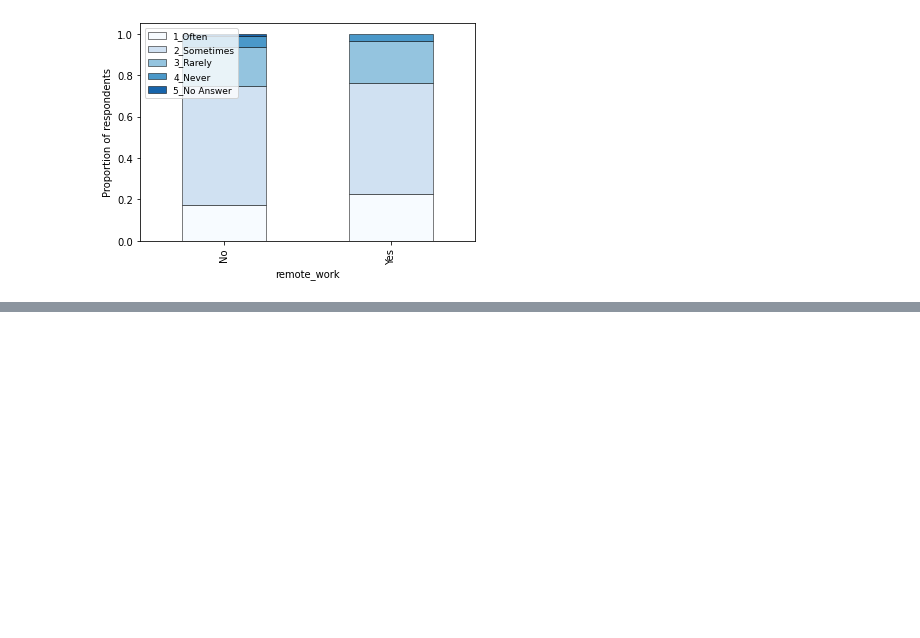
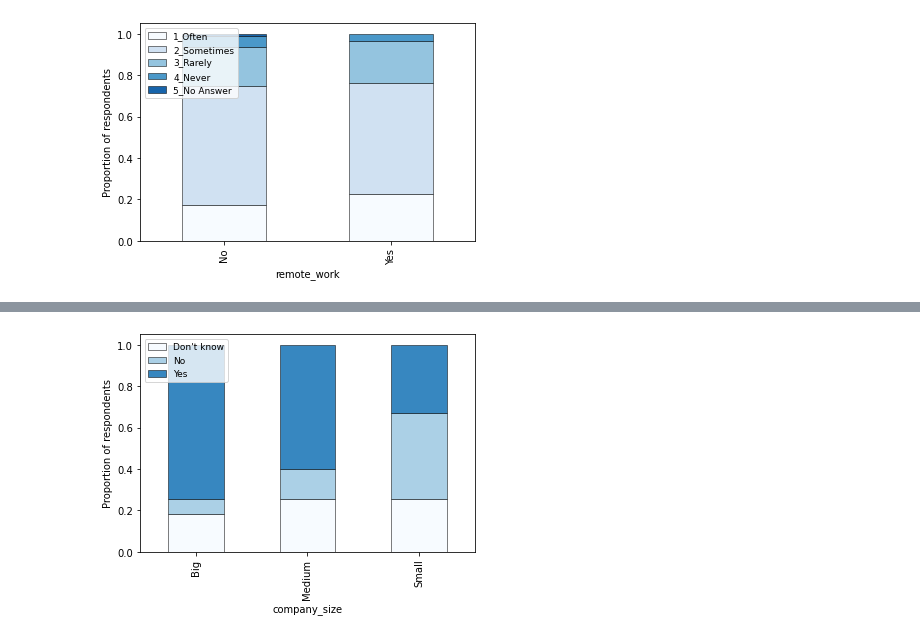
Before and after one commit to ceciliastern/ds_term_project, a Jupyter notebook: Descriptive Analysis - Mental Health Dataset.ipynb, the cells around one changed output, grey strips where cells are left out. Drawn from its saved outputs; the diff is of its cells as text; code cells hidden in the pictures; blank space fills up the shorter version.

Commit message:
relationship between company size and mh

```diff
--- a/Descriptive Analysis - Mental Health Dataset.ipynb
+++ b/Descriptive Analysis - Mental Health Dataset.ipynb
@@ -610,0 +611,4 @@ create_bar_chart(sub_mh_df["tech_company"],sub_mh_df["coworkers"])
+# %%
+create_bar_chart(sub_mh_df["company_size"],sub_mh_df["benefits"])
+# %% [output]
+[figure, added]
```
Also changed, not shown: parts of 34 cells of this notebook.
